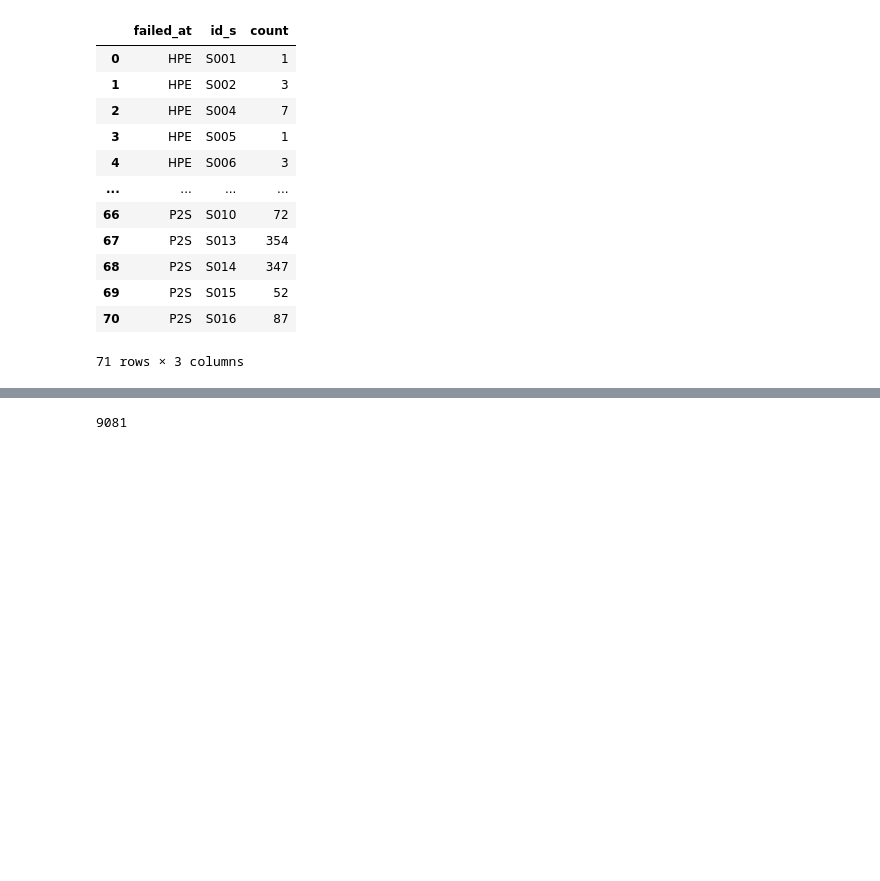
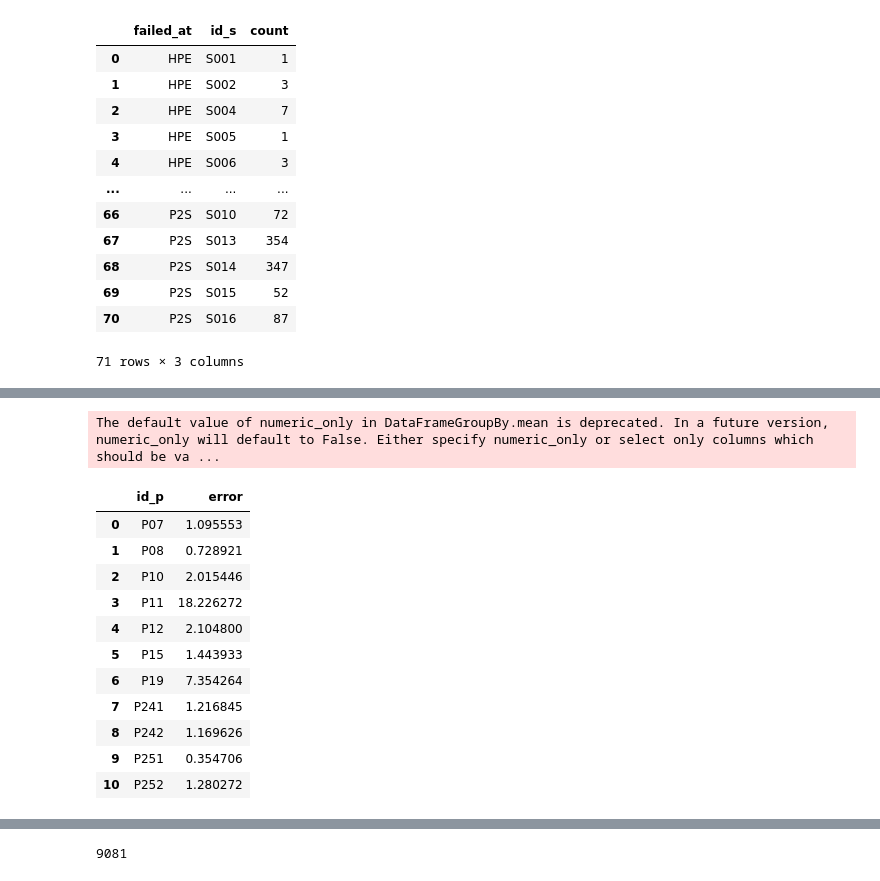
Before and after one commit to j-ullrich/iDrink_MMC_validation, a Jupyter notebook: src/notebooks/Patient_trials_info.ipynb, the cells around one changed output, grey strips where cells are left out. Saved outputs shown, nothing was run; the diff lists cells and outputs as text; code cells hidden in the pictures; blank space fills up the shorter version.

```diff
--- a/src/notebooks/Patient_trials_info.ipynb
+++ b/src/notebooks/Patient_trials_info.ipynb
@@ -109,0 +118,16 @@ df_failed_trials.groupby(['id_s', 'id_p'])['calib_error'].sum().reset_index()
+# %%
+df_calib_error.groupby(['id_p']).mean().reset_index()
+# %% [output]
+The default value of numeric_only in DataFrameGroupBy.mean is deprecated. In a future version, numeric_only will default to False. Either specify numeric_only or select only columns which should be va ...
+|  | id_p | error |
+| 0 | P07 | 1.095553 |
+| 1 | P08 | 0.728921 |
+| 2 | P10 | 2.015446 |
+| 3 | P11 | 18.226272 |
+| 4 | P12 | 2.104800 |
+| 5 | P15 | 1.443933 |
+| 6 | P19 | 7.354264 |
+| 7 | P241 | 1.216845 |
+| 8 | P242 | 1.169626 |
+| 9 | P251 | 0.354706 |
+| 10 | P252 | 1.280272 |
```
Also changed, not shown: parts of 9 cells of this notebook, 3 other files.
